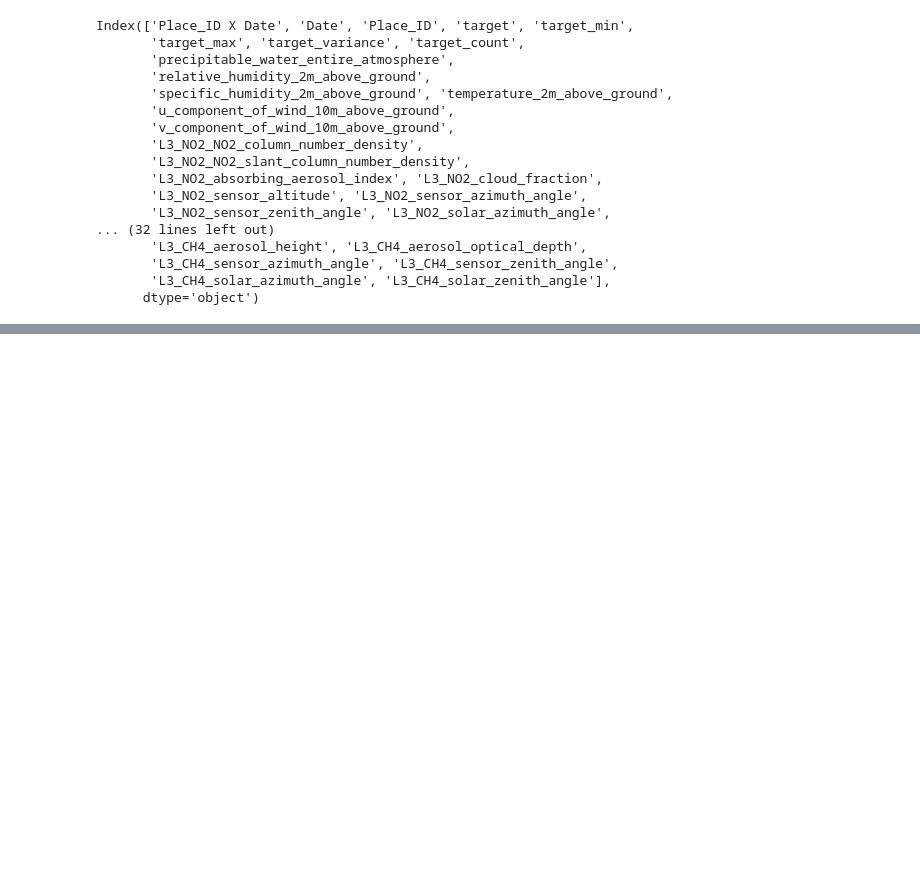
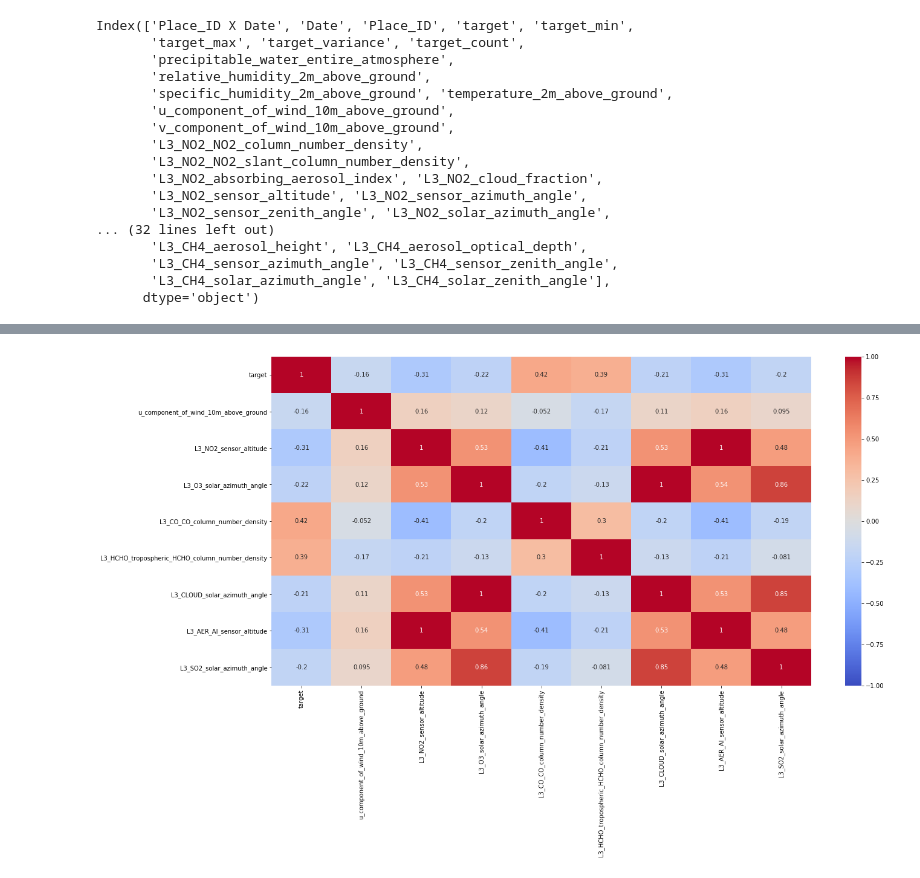
Before and after one commit to ryanwonghc/Urban-Air-Pollution-Challenge, a Jupyter notebook: Exploratory Data Analysis.ipynb, the cells around one changed output, grey strips where cells are left out. Cells and saved outputs as stored; diff of their text form; code cells hidden in the pictures; blank space fills up the shorter version.

```diff
--- a/Exploratory Data Analysis.ipynb
+++ b/Exploratory Data Analysis.ipynb
@@ -85,0 +180,2 @@ Length: 75, dtype: int64
+# %%
+df = df.drop(['Place_ID X Date'], axis=1)
@@ -85,0 +198,3 @@ Length: 75, dtype: int64
+# %%
+# The datatype of date column is currently object. Converting to datetime:
+df['Date'] = df['Date'].astype('datetime64')
@@ -85,0 +221,4 @@ Length: 75, dtype: int64
+# %%
+codes, uniques = pd.factorize(df['Place_ID'])
+df.insert(7, 'Location', codes)
+display(df.head())
@@ -85,0 +237,3 @@ Length: 75, dtype: int64
+# %%
+# We can now safely drop the Place_ID column
+df = df.drop(['Place_ID'], axis=1)
@@ -85,0 +293,11 @@ Length: 75, dtype: int64
+# %%
+# Compare best predictors of each category
+best_predictors = ['target','u_component_of_wind_10m_above_ground','L3_NO2_sensor_altitude','L3_O3_solar_azimuth_angle',
+                  'L3_CO_CO_column_number_density','L3_HCHO_tropospheric_HCHO_column_number_density',
+                   'L3_CLOUD_solar_azimuth_angle','L3_AER_AI_sensor_altitude','L3_SO2_solar_azimuth_angle']
+plt.figure(figsize=(20,10))
+best = df[best_predictors]
+corrmat = best.corr()
+corr = sns.heatmap(corrmat, cmap='coolwarm', annot=True,vmin=-1, vmax=1)
+# %% [output]
+[figure, added]
```
Also changed, not shown: parts of 31 cells of this notebook, 1 other file.
